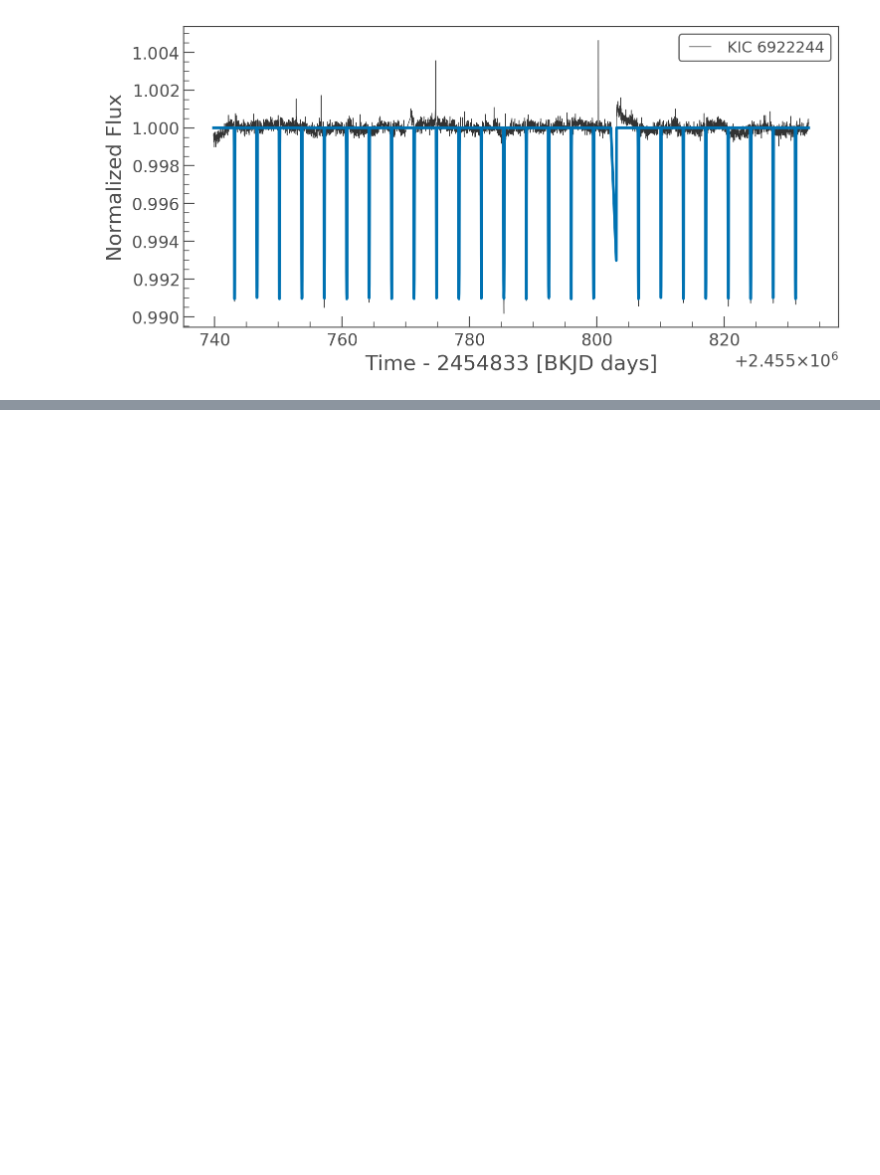
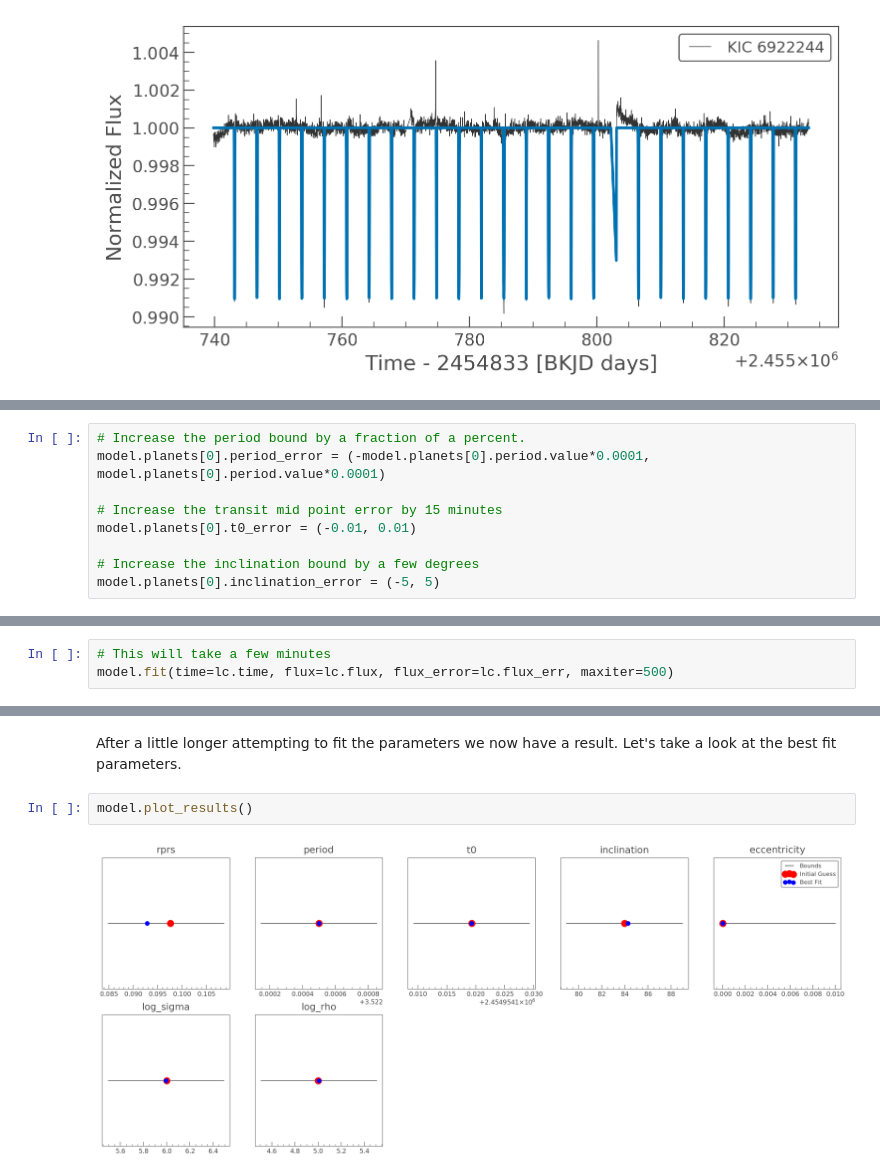
Before and after one commit to christinahedges/wellfit, a Jupyter notebook: demos/how-to-use-wellfit.ipynb, the cells around one changed output, grey strips where cells are left out. Saved outputs shown, nothing was run; the diff lists cells and outputs as text; blank space fills up the shorter version.

```diff
--- a/demos/how-to-use-wellfit.ipynb
+++ b/demos/how-to-use-wellfit.ipynb
@@ -193,0 +213,9 @@ ax.plot(lc.time, model.compute(lc.time), lw=2, label='Best Fit')
+# %%
+# Increase the period bound by a fraction of a percent.
+model.planets[0].period_error = (-model.planets[0].period.value*0.0001, model.planets[0].period.value*0.0001)
+
+# Increase the transit mid point error by 15 minutes
+model.planets[0].t0_error = (-0.01, 0.01)
+
+# Increase the inclination bound by a few degrees
+model.planets[0].inclination_error = (-5, 5)
@@ -193,0 +226,3 @@ ax.plot(lc.time, model.compute(lc.time), lw=2, label='Best Fit')
+# %%
+# This will take a few minutes
+model.fit(time=lc.time, flux=lc.flux, flux_error=lc.flux_err, maxiter=500)
@@ -193,0 +238,6 @@ ax.plot(lc.time, model.compute(lc.time), lw=2, label='Best Fit')
+# %% [markdown]
+After a little longer attempting to fit the parameters we now have a result. Let's take a look at the best fit parameters.
+# %%
+model.plot_results()
+# %% [output]
+[figure, added]
```
Also changed, not shown: parts of 21 cells of this notebook, 2 other files.
